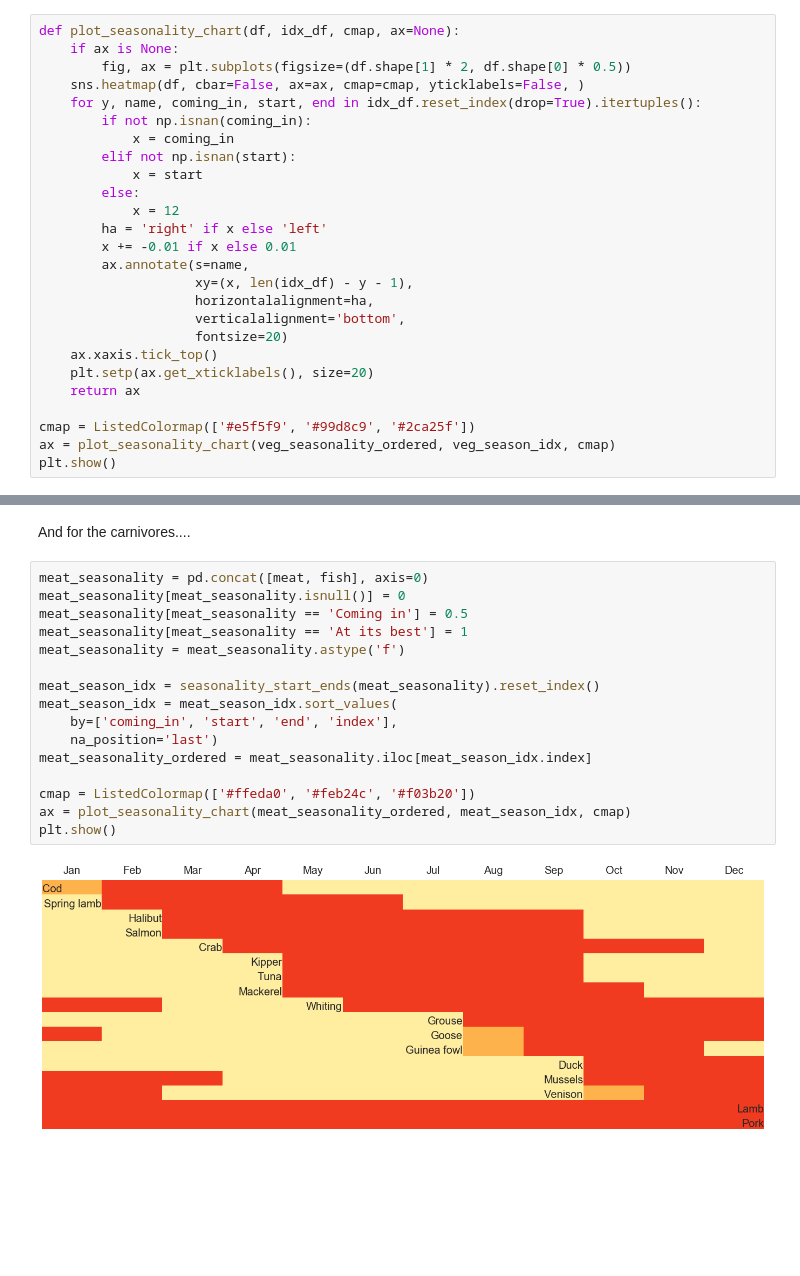
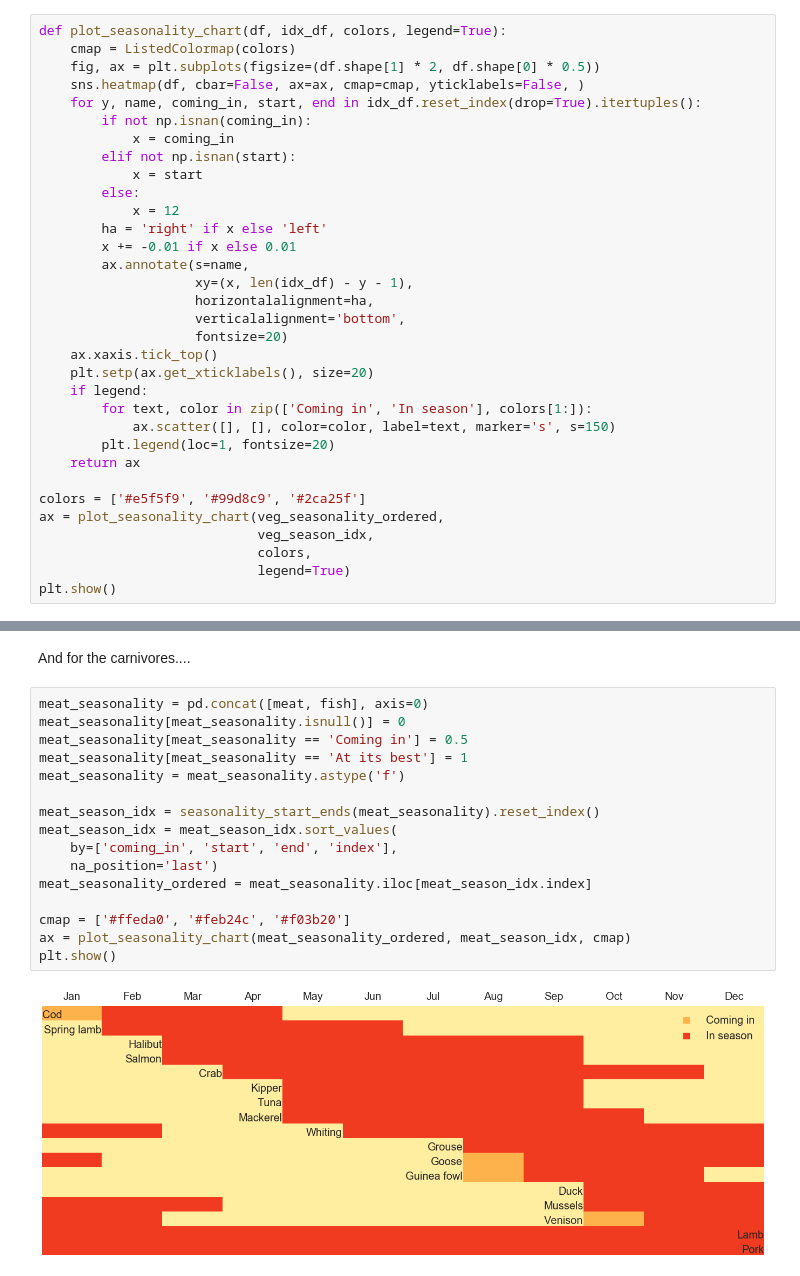
Before and after one commit to mparker2/veg_seasonality, a Jupyter notebook: seasonality.ipynb, the cells around one changed output, grey strips where cells are left out. Drawn from its saved outputs; the diff is of its cells as text; blank space fills up the shorter version.

Commit message:
add legend

```diff
--- a/seasonality.ipynb
+++ b/seasonality.ipynb
@@ -63,9 +63,9 @@ veg_seasonality_ordered.head()
 | Rhubarb | 1.0 | 1.0 | 1.0 | 1.0 | 1.0 | 1.0 | 0.0 | 0.0 | 0.0 | 0.0 | 0.0 | ... |
 | Purple sprouting broccoli | 0.5 | 1.0 | 1.0 | 1.0 | 0.0 | 0.0 | 0.0 | 0.0 | 0.0 | 0.0 | 0.0 | ... |
 # %%
-def plot_seasonality_chart(df, idx_df, cmap, ax=None):
-    if ax is None:
-        fig, ax = plt.subplots(figsize=(df.shape[1] * 2, df.shape[0] * 0.5))
+def plot_seasonality_chart(df, idx_df, colors, legend=True):
+    cmap = ListedColormap(colors)
+    fig, ax = plt.subplots(figsize=(df.shape[1] * 2, df.shape[0] * 0.5))
     sns.heatmap(df, cbar=False, ax=ax, cmap=cmap, yticklabels=False, )
     for y, name, coming_in, start, end in idx_df.reset_index(drop=True).itertuples():
         if not np.isnan(coming_in):
@@ -83,9 +83,16 @@ def plot_seasonality_chart(df, idx_df, cmap, ax=None):
                     fontsize=20)
     ax.xaxis.tick_top()
     plt.setp(ax.get_xticklabels(), size=20)
+    if legend:
+        for text, color in zip(['Coming in', 'In season'], colors[1:]):
+            ax.scatter([], [], color=color, label=text, marker='s', s=150)
+        plt.legend(loc=1, fontsize=20)
     return ax
 
-cmap = ListedColormap(['#e5f5f9', '#99d8c9', '#2ca25f'])
-ax = plot_seasonality_chart(veg_seasonality_ordered, veg_season_idx, cmap)
+colors = ['#e5f5f9', '#99d8c9', '#2ca25f']
+ax = plot_seasonality_chart(veg_seasonality_ordered,
+                            veg_season_idx,
+                            colors,
+                            legend=True)
 plt.show()
 # %% [output]
@@ -95,18 +102,18 @@ And for the carnivores....
 # %%
 meat_seasonality = pd.concat([meat, fish], axis=0)
 meat_seasonality[meat_seasonality.isnull()] = 0
 meat_seasonality[meat_seasonality == 'Coming in'] = 0.5
 meat_seasonality[meat_seasonality == 'At its best'] = 1
 meat_seasonality = meat_seasonality.astype('f')
 
 meat_season_idx = seasonality_start_ends(meat_seasonality).reset_index()
 meat_season_idx = meat_season_idx.sort_values(
     by=['coming_in', 'start', 'end', 'index'],
     na_position='last')
 meat_seasonality_ordered = meat_seasonality.iloc[meat_season_idx.index]
 
-cmap = ListedColormap(['#ffeda0', '#feb24c', '#f03b20'])
+cmap = ['#ffeda0', '#feb24c', '#f03b20']
 ax = plot_seasonality_chart(meat_seasonality_ordered, meat_season_idx, cmap)
 plt.show()
 # %% [output]
-[figure, old version]
+[figure, new version]
```
Also changed, not shown: parts of 1 cell of this notebook.
